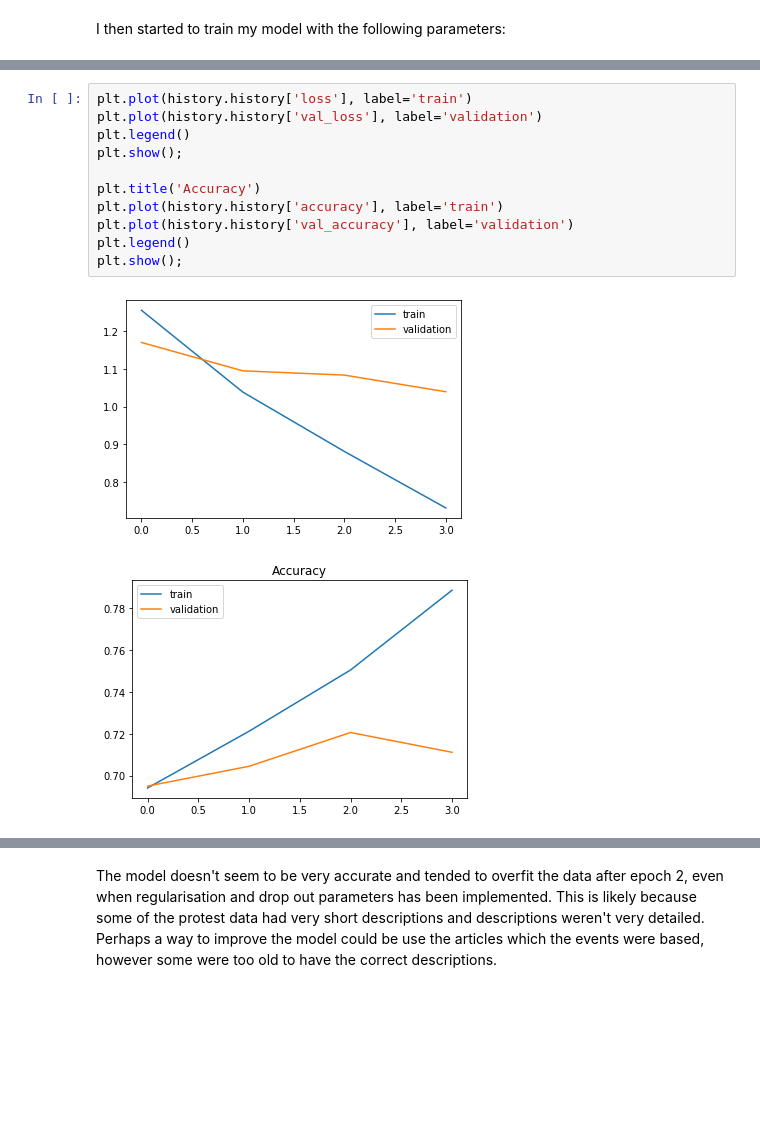
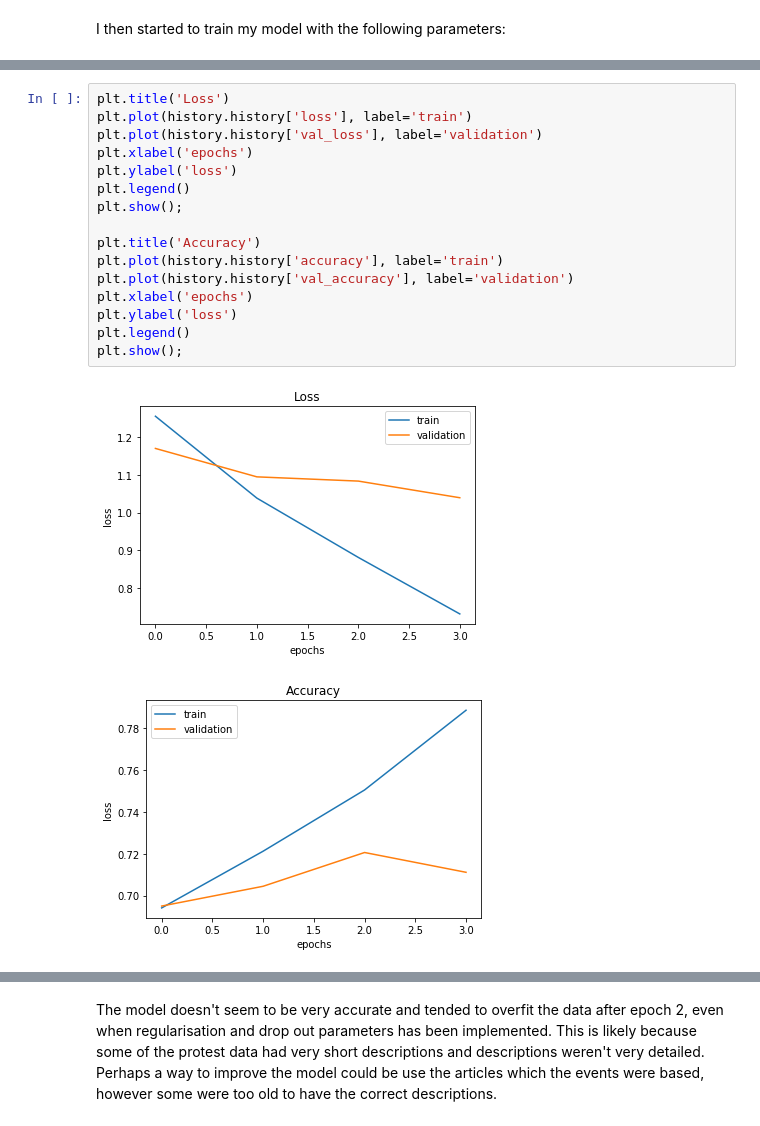
Before and after one commit to mishfish123/MSA-protest-project, a Jupyter notebook: MSAproject-1.ipynb, the cells around one changed output, grey strips where cells are left out. Cells and saved outputs as stored; diff of their text form; blank space fills up the shorter version.

```diff
--- a/MSAproject-1.ipynb
+++ b/MSAproject-1.ipynb
@@ -200,14 +222,19 @@ Epoch 4/4
 # %%
+plt.title('Loss')
 plt.plot(history.history['loss'], label='train')
 plt.plot(history.history['val_loss'], label='validation')
+plt.xlabel('epochs')
+plt.ylabel('loss')
 plt.legend()
 plt.show();
 
 plt.title('Accuracy')
 plt.plot(history.history['accuracy'], label='train')
 plt.plot(history.history['val_accuracy'], label='validation')
+plt.xlabel('epochs')
+plt.ylabel('loss')
 plt.legend()
 plt.show();
 # %% [output]
-[figure, old version]
+[figure, new version]
-[figure, old version]
+[figure, new version]
```
Also changed, not shown: parts of 22 cells of this notebook, 1 other file.
